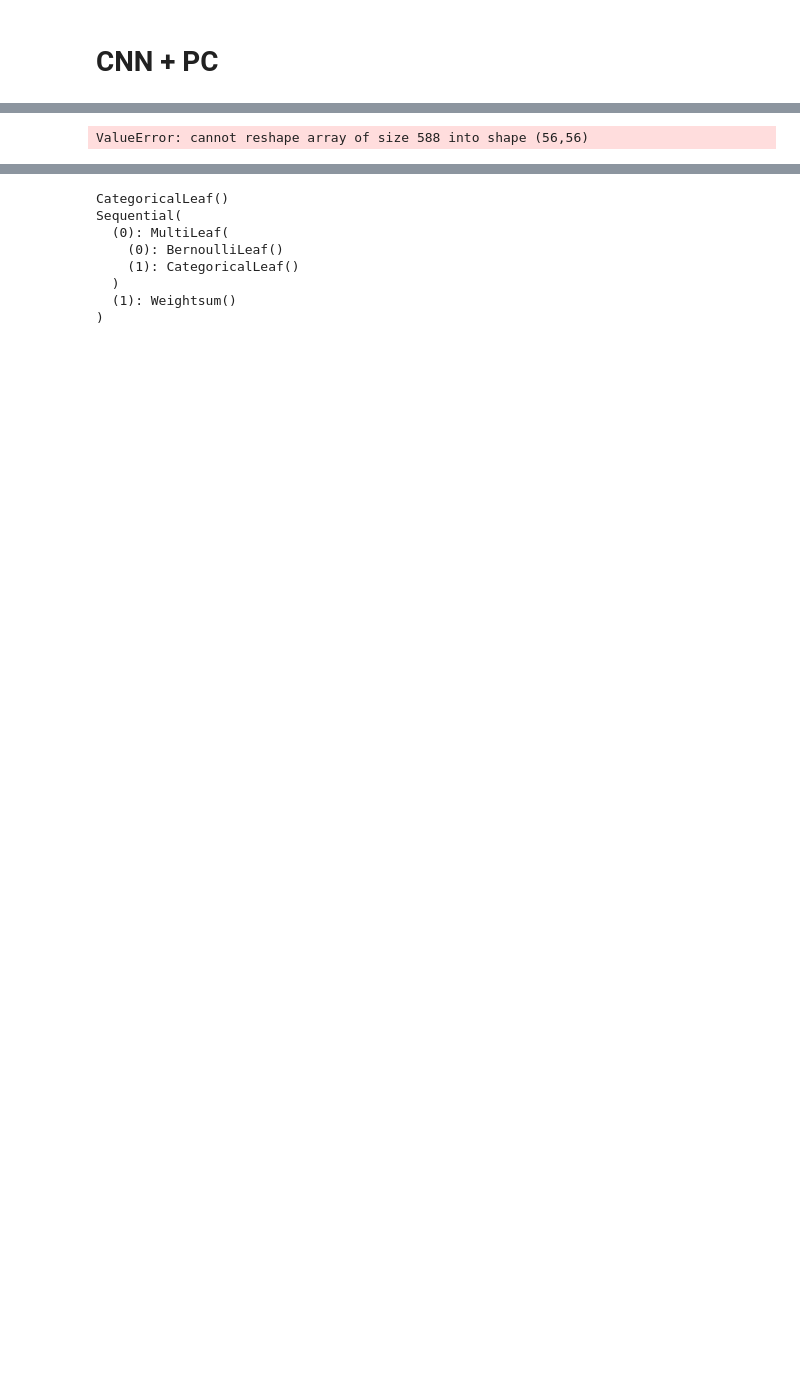
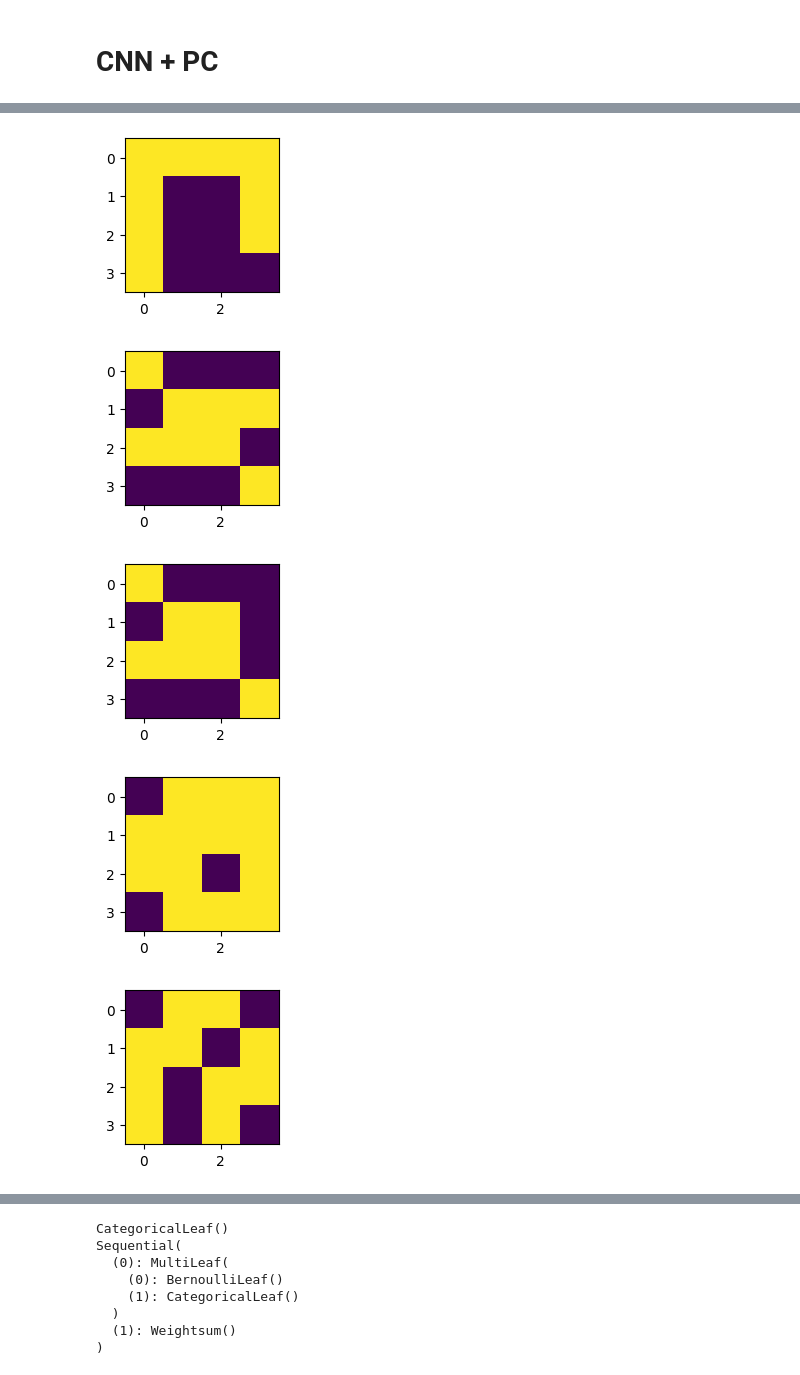
Before and after one commit to MiloszHoleksa/ProbabilisticCircuit, a Jupyter notebook: Baseline_PC.ipynb, the cells around one changed output, grey strips where cells are left out. Cells and saved outputs as stored; diff of their text form; code cells hidden in the pictures; blank space fills up the shorter version.

```diff
--- a/Baseline_PC.ipynb
+++ b/Baseline_PC.ipynb
@@ -496,7 +408,12 @@ ValueError: cannot reshape array of size 588 into shape (56,56)
 Xtrain_mixed = final_conv_out
 Xtrain_mixed = Xtrain_mixed > 0
 # %%
-plt.imshow(Xtrain_mixed[0].detach().numpy().reshape(56, 56))
-#plt.xticks(torch.linspace(0, 54, 7))
+for conv_kernel in Xtrain_mixed[1].detach().numpy().reshape(6, 4, 4):
+    plt.figure(figsize=(2, 2))
+    plt.imshow(conv_kernel)
 # %% [output]
-ValueError: cannot reshape array of size 588 into shape (56,56)
+[figure, added]
+[figure, added]
+[figure, added]
+[figure, added]
+[figure, added]
```
Also changed, not shown: parts of 47 cells of this notebook, 1 other file.
